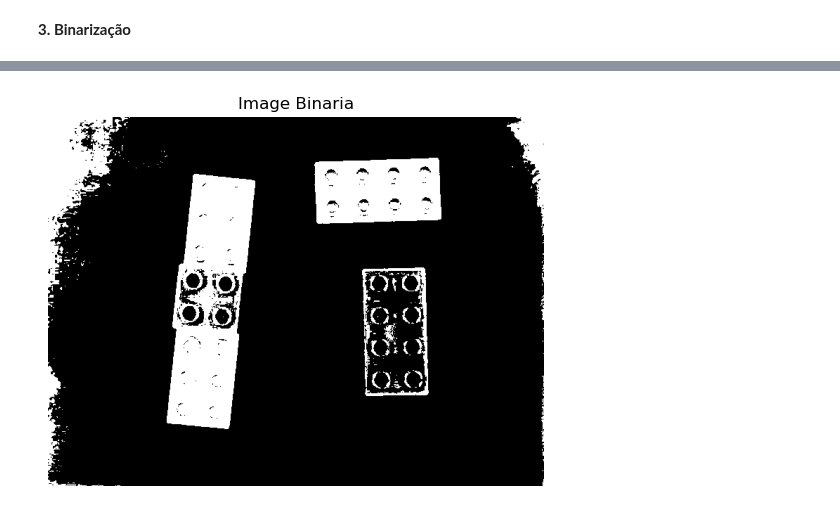
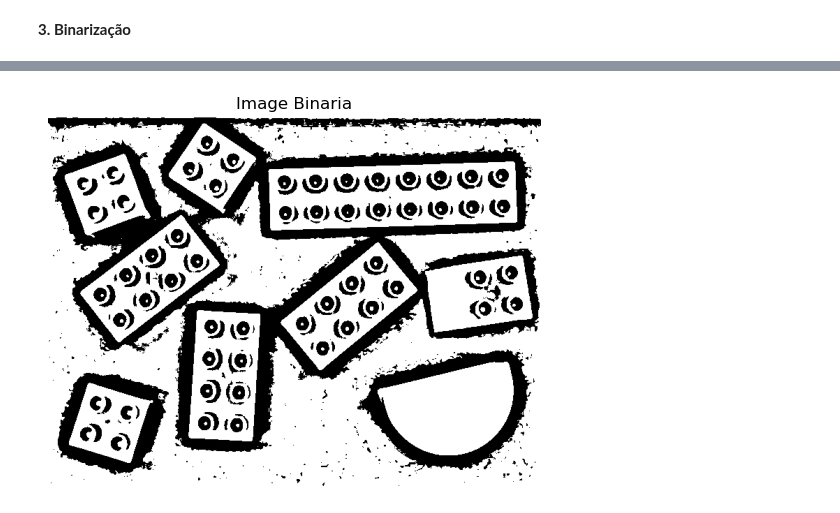
Before and after one commit to miguelac4/piv_tp1, a Jupyter notebook: src/trabalho_pratico1.ipynb, the cells around one changed output, grey strips where cells are left out. Saved outputs shown, nothing was run; the diff lists cells and outputs as text; code cells hidden in the pictures.

```diff
--- a/src/trabalho_pratico1.ipynb
+++ b/src/trabalho_pratico1.ipynb
@@ -10,7 +10,7 @@ import matplotlib.pyplot as plt
 import numpy as np
 
 # Variavel de path
-path_img = "../images/lego11.jpg"
+path_img = "../images/lego01.jpg"
 
 # Ler imagens [MUDAR PATH PARA TESTAR COM OUTRA IMAGEM]
 img = cv2.imread(path_img)
@@ -21,7 +21,7 @@ img = cv2.imread(path_img)
 img_rgb = cv2.cvtColor(img, cv2.COLOR_BGR2RGB)
 
 # Passar Imagem para Tons de Cinzento
-img_grey = cv2.imread(path_img, cv2.IMREAD_GRAYSCALE)
+img_gray = cv2.imread(path_img, cv2.IMREAD_GRAYSCALE)
 
 # Canais de cores = 3
 print(np.shape(img))
@@ -32,11 +32,11 @@ plt.imshow(img_rgb)
 plt.title("Imagem RGB")
 plt.axis("off")
 
-print(np.shape(img_grey))
+print(np.shape(img_gray))
 
 # Mostrar imagem Grey
 plt.subplot(1,2,2)
-plt.imshow(img_grey)
+plt.imshow(img_gray, cmap="gray")
 plt.title("Imagem Grey")
 plt.axis("off")
 plt.show()
@@ -49,11 +60,24 @@ plt.show()
+# %%
+# Suavizar ligeiramente para reduzir ruído
+img_blur = cv2.GaussianBlur(img_gray, (5,5), 0)
 # %%
 # Converter para binário
-_, binary = cv2.threshold(img_grey, 140, 255, cv2.THRESH_BINARY)
+# 3) threshold adaptativo local (M3)
+#    - blockSize: tamanho da vizinhança (ímpar, p.ex. 31, 41, 51, 61)
+#    - C: constante subtraída (ajusta a agressividade; começa em 2–5)
+blockSize = 51
+C = 2
+m3 = cv2.adaptiveThreshold(
+    img_blur, 255,
+    cv2.ADAPTIVE_THRESH_GAUSSIAN_C,
+    cv2.THRESH_BINARY,   # usa THRESH_BINARY_INV se quiseres peças=255
+    blockSize, C
+)
 
 # Mostrar imagem [ALTERAR NUM DA IMAGEM PARA SER VISTA]
-plt.imshow(binary, cmap="gray")
+plt.imshow(m3, cmap="gray")
 plt.title("Image Binaria")
 plt.axis("off")  # Remove os eixos
 plt.show()
 # %% [output]
-[figure, old version]
+[figure, new version]
```
Also changed, not shown: parts of 3 cells of this notebook, 1 other file.
